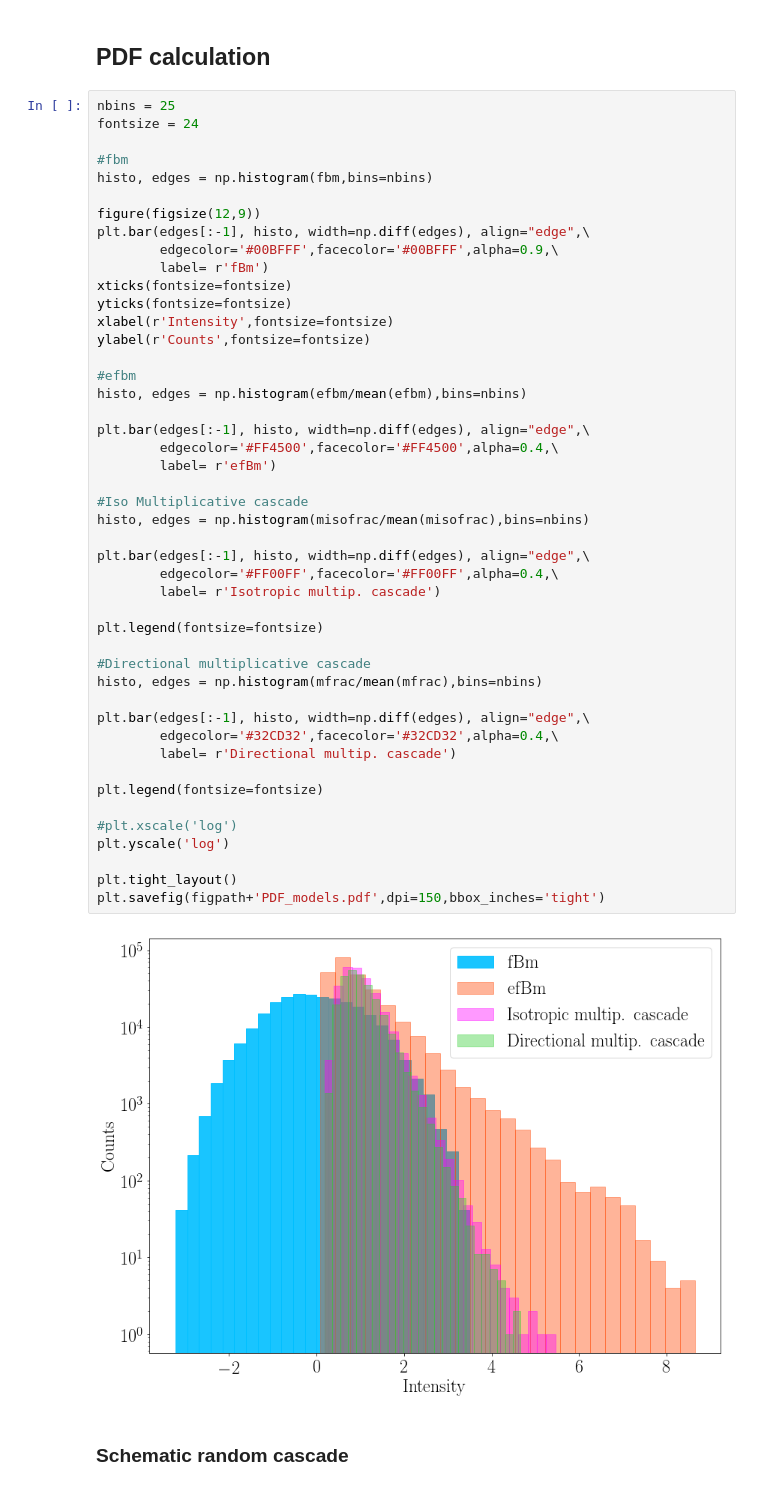
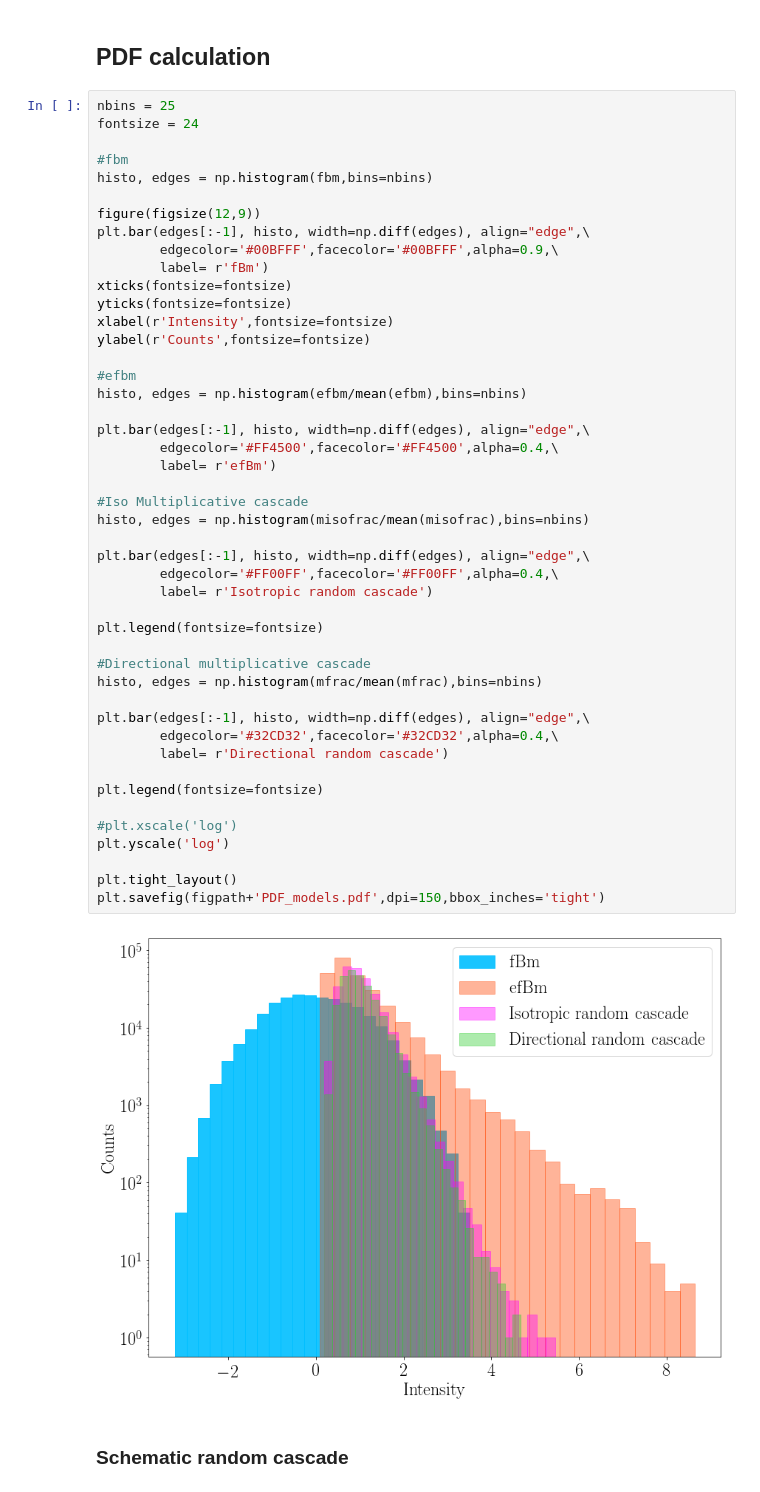
Before and after one commit to hoangducthuong/notebooks, a Jupyter notebook: cascade_letter.ipynb, the cells around one changed output. Saved outputs shown, nothing was run; the diff lists cells and outputs as text.

```diff
--- a/cascade_letter.ipynb
+++ b/cascade_letter.ipynb
@@ -138,36 +141,36 @@ ylabel(r'Counts',fontsize=fontsize)
 
 #efbm
 histo, edges = np.histogram(efbm/mean(efbm),bins=nbins)
 
 plt.bar(edges[:-1], histo, width=np.diff(edges), align="edge",\
         edgecolor='#FF4500',facecolor='#FF4500',alpha=0.4,\
         label= r'efBm')
 
 #Iso Multiplicative cascade
 histo, edges = np.histogram(misofrac/mean(misofrac),bins=nbins)
 
 plt.bar(edges[:-1], histo, width=np.diff(edges), align="edge",\
         edgecolor='#FF00FF',facecolor='#FF00FF',alpha=0.4,\
-        label= r'Isotropic multip. cascade')
+        label= r'Isotropic random cascade')
 
 plt.legend(fontsize=fontsize)
 
 #Directional multiplicative cascade
 histo, edges = np.histogram(mfrac/mean(mfrac),bins=nbins)
 
 plt.bar(edges[:-1], histo, width=np.diff(edges), align="edge",\
         edgecolor='#32CD32',facecolor='#32CD32',alpha=0.4,\
-        label= r'Directional multip. cascade')
+        label= r'Directional random cascade')
 
 plt.legend(fontsize=fontsize)
 
 #plt.xscale('log')
 plt.yscale('log')
 
 plt.tight_layout()
 plt.savefig(figpath+'PDF_models.pdf',dpi=150,bbox_inches='tight')
 # %% [output]
-[figure, old version]
+[figure, new version]
 # %% [markdown]
 ### Schematic random cascade
 # %%
```
Also changed, not shown: parts of 6 cells of this notebook.
